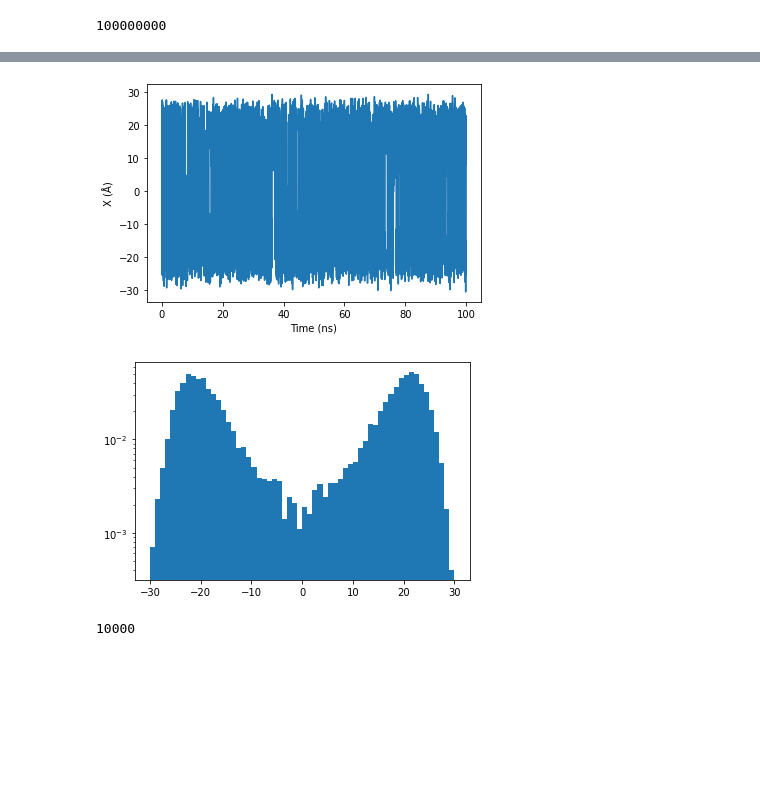
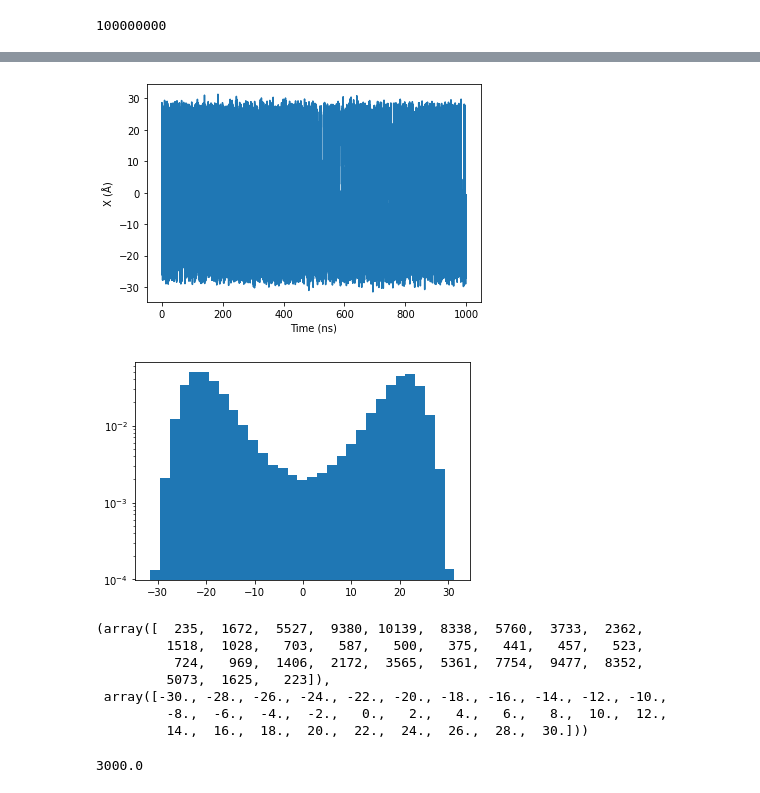
Before and after one commit to wesleymsmith/Milestone_Error_Analysis_Testing, a Jupyter notebook: Milestone_Polynomial_Model_Test.ipynb, the cells around one changed output, grey strips where cells are left out. Saved outputs shown, nothing was run; the diff lists cells and outputs as text; code cells hidden in the pictures; blank space fills up the shorter version.

```diff
--- a/Milestone_Polynomial_Model_Test.ipynb
+++ b/Milestone_Polynomial_Model_Test.ipynb
@@ -24,7 +24,7 @@ class Simple_1D_BD_Sim:
     ):
         self.kb=0.001985875 #kcal/(mol*K)
         self.parameter_dict=dict(
-            diffusionConstant=1.0, #in Å^2*kcal/(mol*fs) -> i.e. square distance * energy per (mol) time unit
+            diffusionConstant=1.0, #in Å**2*kcal/(mol*fs) -> i.e. square distance * energy per (mol) time unit
             temperature=310.15, # Kelvins (default = normal body temperature),
             vmax=1.5, #maximum allowed velocity (violation will terminate simulation due to instability)
             trajectorySnapshotRate=100, #number of steps between saving to trajectory data
@@ -109,5 +109,5 @@ class Simple_1D_BD_Sim:
             trajectory=trajectoryData[:(int(tStep/trajInterval)+1)]
         )
         if giveVelocities:
-            velocities=velocityData[:(int(tStep/trajInterval)+1)]
+            outDict['velocities']=velocityData[:(int(tStep/trajInterval)+1)]
         return(outDict)
@@ -118,22 +138,17 @@ class Simple_1D_BD_Sim:
 # %%
-#Air(g)-water(g) diffusion constant: .282 cm^2/s (at 25 ºC)
-# -> (10^-8)^2/10^-15 = 10^-1 Å^2/fs per cm^2/s
-# so Air-water = .0282 Å^2/fs
+#Air(g)-water(g) diffusion constant: .282 cm**2/s (at 25 ºC)
+# -> (10**-8)**2/10**-15 = 10**-1 Å**2/fs per cm**2/s
+# so Air-water = .0282 Å**2/fs
+diffCoef=.0282*310.15/398.15 #Approximate scaling to body temperature
+
+bd_Sim=Simple_1D_BD_Sim(potGradFun)
+bd_Sim.set_parameters(dict(
+    diffusionConstant=diffCoef,
+    vmax=15.0,
+    trajectorySnapshotRate=1000,
+    verbose=True,
+))
+bd_Sim.set_x0(-25.)
-# %%
-def potFun(x):
-    return(1.0/1024.0*(x/10.)**6-.0625*(x/10.)**2)
-def potGradFun(x):
-    return(6.0/1024.0*(x/10.)**5-.125*(x/10.))
-
-diffCoef=.0282*310.15/300.15 #Approximate scaling to body temperature
-bd_Sim=Simple_1D_BD_Sim(potGradFun)
-bd_Sim.set_parameters(dict(
-    diffusionConstant=diffCoef,
-    vmax=15.0,
-    trajectorySnapshotRate=10000,
-    verbose=True,
-))
-bd_Sim.set_x0(-25.)
 # %%
 display('x0=%f'%bd_Sim.x0)
 bd_Sim.parameter_dict
@@ -177,18 +175,28 @@ plt.ylabel('X (Å)')
 plt.xlabel('Time (ns)')
 plt.show()
 # %% [output]
-[figure, old version]
+[figure, new version]
 # %%
 plt.hist(
     x=trajData['trajectory'],
-    bins=np.linspace(-30,30,61),
+    bins=31,
     density=True,
     log=True
 )
 plt.show()
 # %% [output]
-[figure, old version]
+[figure, new version]
-# %%
-len(trajData['trajectory'])
-# %% [output]
-10000
+# %%
+np.histogram(trajData['trajectory'],bins=np.linspace(-30,30,31))
+# %% [output]
+(array([  235,  1672,  5527,  9380, 10139,  8338,  5760,  3733,  2362,
+         1518,  1028,   703,   587,   500,   375,   441,   457,   523,
+          724,   969,  1406,  2172,  3565,  5361,  7754,  9477,  8352,
+         5073,  1625,   223]),
+ array([-30., -28., -26., -24., -22., -20., -18., -16., -14., -12., -10.,
+         -8.,  -6.,  -4.,  -2.,   0.,   2.,   4.,   6.,   8.,  10.,  12.,
+         14.,  16.,  18.,  20.,  22.,  24.,  26.,  28.,  30.]))
+# %%
+3E2*10
+# %% [output]
+3000.0
```
Also changed, not shown: parts of 14 cells of this notebook.
